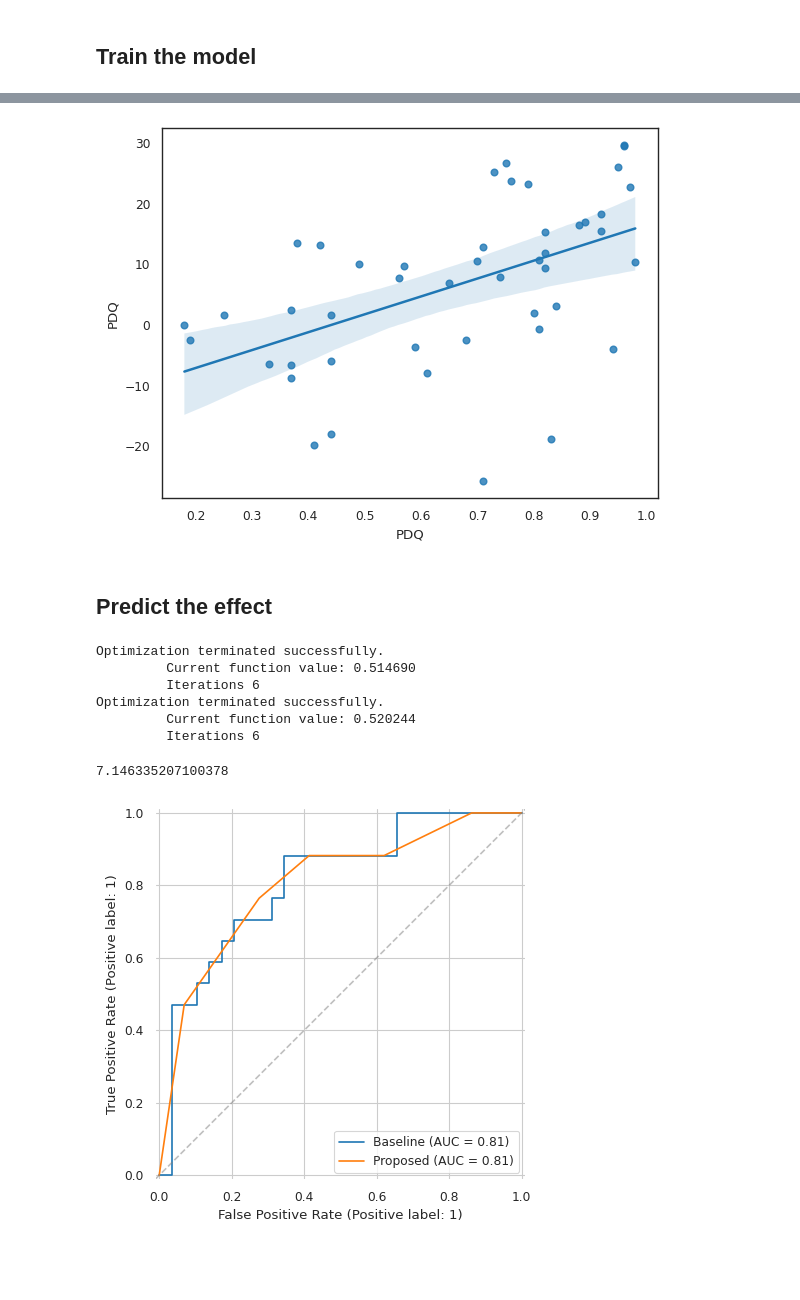
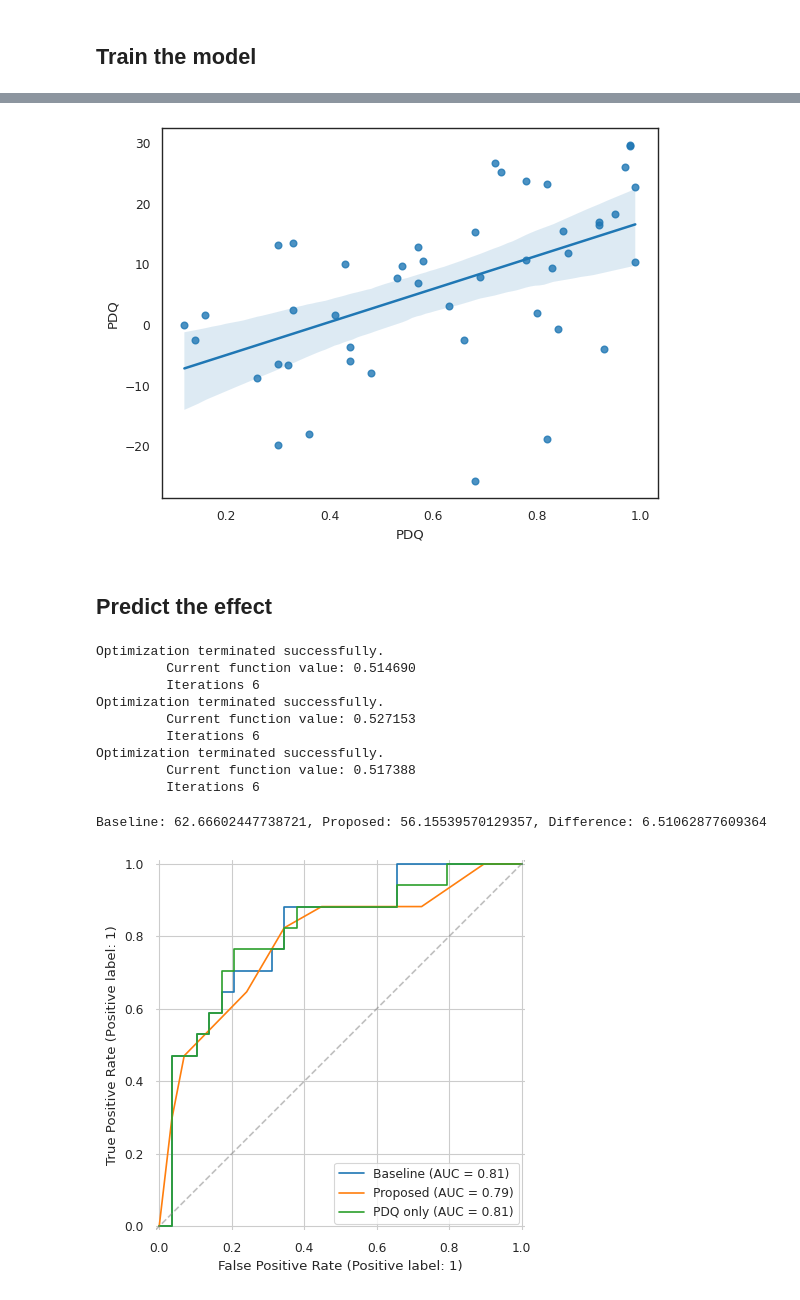
Before and after one commit to UKEIAM/de.uke.iam.parkinson.vae_longitudinal, a Jupyter notebook: conditional/treeffuser.ipynb, the cells around one changed output, grey strips where cells are left out. Cells and saved outputs as stored; diff of their text form; code cells hidden in the pictures; blank space fills up the shorter version.

Commit message:
Add baseline

```diff
--- a/conditional/treeffuser.ipynb
+++ b/conditional/treeffuser.ipynb
@@ -145,7 +148,8 @@ uke_samples = generate_samples(
     model,
     x_uke[GENERATIVE_COLUMNS],
     covariates_uke.to_numpy().astype(np.float32),
-    n_samples=500,
+    n_samples=1000,
+    seed=SEED,
 )
 # %%
 with sns.axes_style("whitegrid"):
@@ -229,7 +233,7 @@ with sns.axes_style("white"):
     sns.set_context("paper")
     sns.regplot(x=representations["PDQ"], y=x_uke["PDQ"] - y_uke["PDQ"], robust=False)
 # %% [output]
-[figure, old version]
+[figure, new version]
 # %% [markdown]
 ## Predict the effect
 # %%
@@ -247,44 +251,55 @@ baseline = smf.logit(
     "improvement ~ pre_pdq + updrs_iii_change + diagnosis_time", data=data
 ).fit()
 proposed = smf.logit("improvement ~ pre_pdq_relative", data=data).fit()
+pdq_only = smf.logit("improvement ~ pre_pdq", data=data).fit()
 # %% [output]
 Optimization terminated successfully.
          Current function value: 0.514690
          Iterations 6
 Optimization terminated successfully.
-         Current function value: 0.520244
+         Current function value: 0.527153
          Iterations 6
+Optimization terminated successfully.
+         Current function value: 0.517388
+         Iterations 6
 # %%
-print(baseline.bic - proposed.bic)
+print(f"Baseline: {baseline.bic}, Proposed: {proposed.bic}, Difference: {baseline.bic - proposed.bic}")
 
 with sns.axes_style("whitegrid"):
     sns.set_context("paper")
 
     viz = RocCurveDisplay.from_predictions(
         data["improvement"],
         baseline.predict(data),
         name="Baseline",
     )
 
     viz = RocCurveDisplay.from_predictions(
         data["improvement"],
         proposed.predict(data),
         name="Proposed",
         ax=viz.ax_,
     )
 
+    viz = RocCurveDisplay.from_predictions(
+        data["improvement"],
+        pdq_only.predict(data),
+        name="PDQ only",
+        ax=viz.ax_,
+    )
+
     viz.ax_.plot(
         [0, 1],
         [0, 1],
         linestyle="--",
         color="gray",
         transform=viz.ax_.transAxes,
         alpha=0.5,
     )
     sns.despine(bottom=True, left=True)
 # %% [output]
-7.146335207100378
+Baseline: 62.66602447738721, Proposed: 56.15539570129357, Difference: 6.51062877609364
-[figure, old version]
+[figure, new version]
 # %%
 relative_scores = np.linspace(0, 1, 100)
 predictions = (
```
Also changed, not shown: parts of 7 cells of this notebook.
